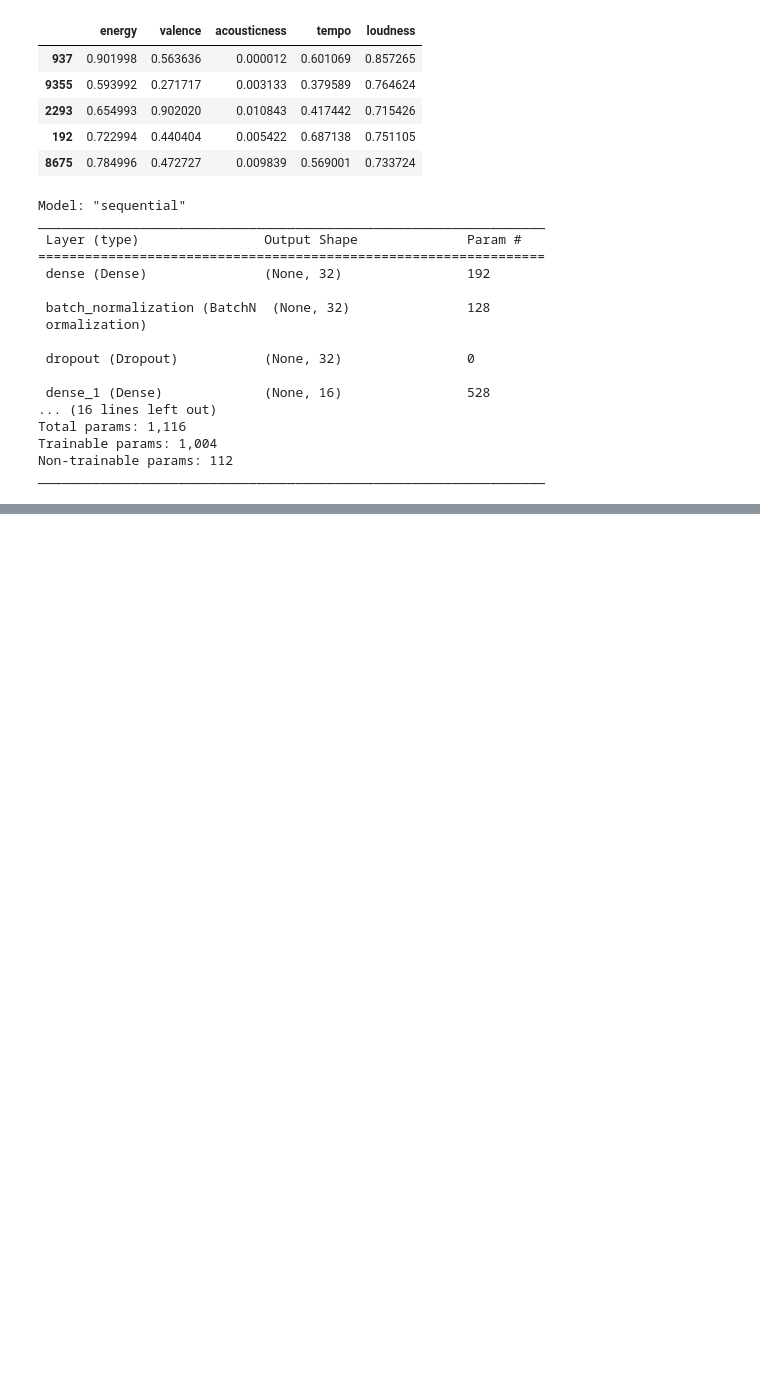
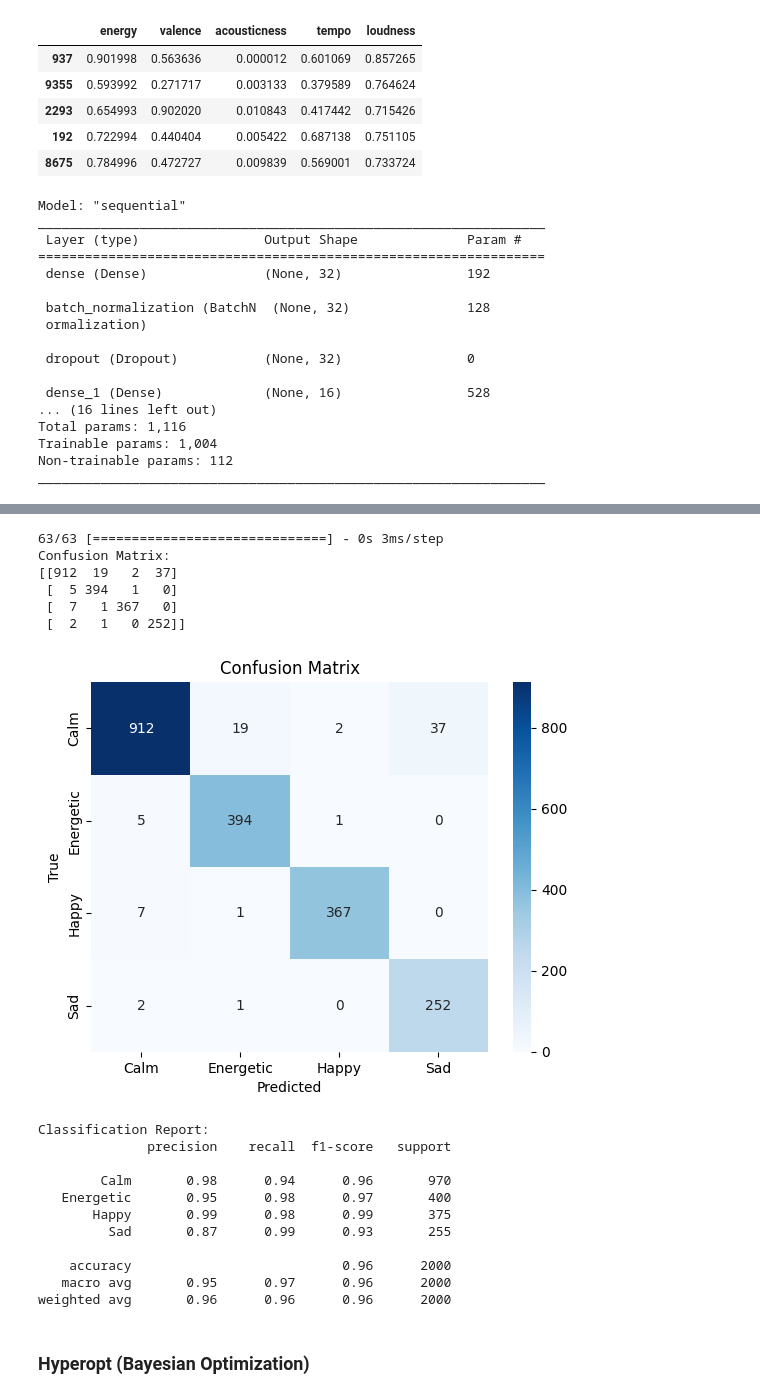
Before and after one commit to RafidUl-Karim/Moodify, a Jupyter notebook: Notebooks/Neural Network.ipynb, the cells around one changed output, grey strips where cells are left out. Drawn from its saved outputs; the diff is of its cells as text; code cells hidden in the pictures; blank space fills up the shorter version.

```diff
--- a/Notebooks/Neural Network.ipynb
+++ b/Notebooks/Neural Network.ipynb
@@ -309,0 +428,19 @@ exp.as_pyplot_figure()
+# %%
+from sklearn.model_selection import RandomizedSearchCV
+from scipy.stats import uniform
+
+param_dist = {
+    'epochs': [25, 75],
+    'batch_size': [32, 64],
+    'DR': uniform(0.1, 0.4)
+}
+
+kfold = KFold(n_splits=3, shuffle=True, random_state=10)
+random_search = RandomizedSearchCV(estimator=model, param_distributions=param_dist, cv=kfold, n_iter=6, n_jobs=1, scoring='accuracy', random_state=10)
+random_search.fit(X_train, Y_train)
+
+print(f'Best Hyperparameters: {random_search.best_params_}')
+
+best_model = random_search.best_estimator_
+test_accuracy = best_model.score(X_test, Y_test)
+print(f'Test Accuracy: {test_accuracy:.3f}')
@@ -309,0 +468,44 @@ exp.as_pyplot_figure()
+# %%
+from sklearn.metrics import confusion_matrix, classification_report
+import seaborn as sns
+
+predictions = best_model.predict(X_test)
+
+if predictions.ndim == 2:
+    predicted_classes = np.argmax(predictions, axis=1)
+else:
+    predicted_classes = predictions
+
+cm = confusion_matrix(Y_test, predicted_classes)
+print("Confusion Matrix:")
+print(cm)
+
+sns.heatmap(cm, annot=True, fmt="d", cmap="Blues", xticklabels=encoder.classes_, yticklabels=encoder.classes_)
+plt.xlabel('Predicted')
+plt.ylabel('True')
+plt.title('Confusion Matrix')
+plt.show()
+
+print("\nClassification Report:")
+print(classification_report(Y_test, predicted_classes, target_names=encoder.classes_))
+# %% [output]
+63/63 [==============================] - 0s 3ms/step
+Confusion Matrix:
+[[912  19   2  37]
+ [  5 394   1   0]
+ [  7   1 367   0]
+ [  2   1   0 252]]
+[figure, added]
+Classification Report:
+              precision    recall  f1-score   support
+
+        Calm       0.98      0.94      0.96       970
+   Energetic       0.95      0.98      0.97       400
+       Happy       0.99      0.98      0.99       375
+         Sad       0.87      0.99      0.93       255
+
+    accuracy                           0.96      2000
+   macro avg       0.95      0.97      0.96      2000
+weighted avg       0.96      0.96      0.96      2000
+# %% [markdown]
+### Hyperopt (Bayesian Optimization)
```
Also changed, not shown: parts of 20 cells of this notebook.
